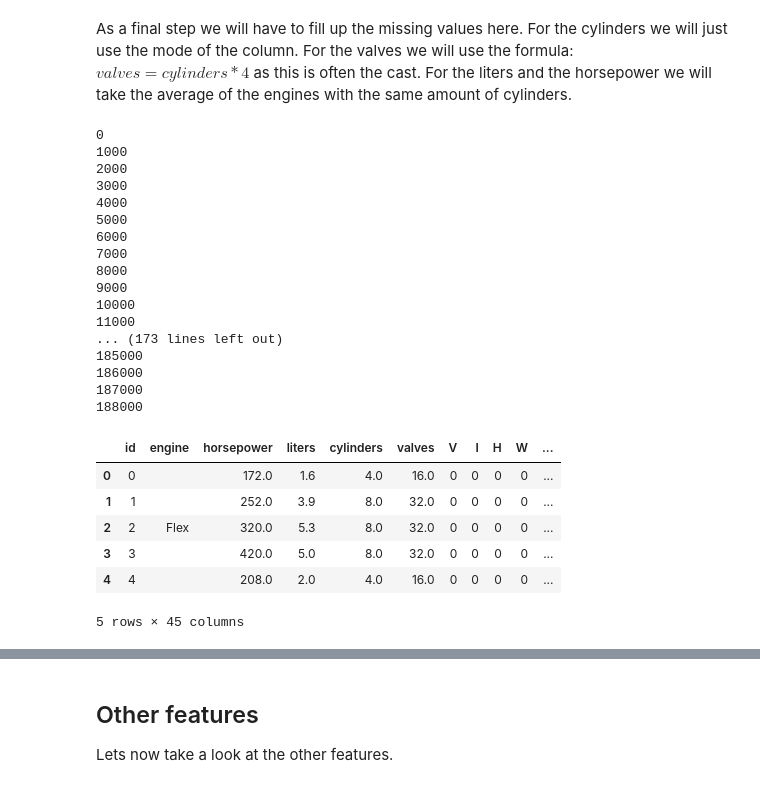
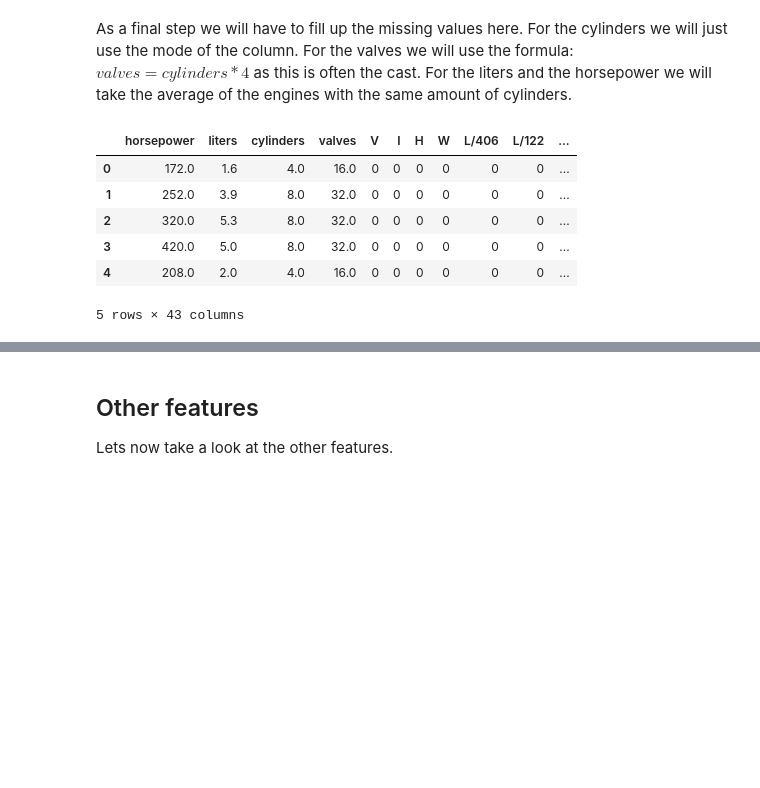
Before and after one commit to lamkilian/used_car_prices, a Jupyter notebook: data_analysis.ipynb, the cells around one changed output, grey strips where cells are left out. Saved outputs shown, nothing was run; the diff lists cells and outputs as text; code cells hidden in the pictures; blank space fills up the shorter version.

```diff
--- a/data_analysis.ipynb
+++ b/data_analysis.ipynb
@@ -464,44 +464,28 @@ As a final step we will have to fill up the missing values here. For the cylinde
 # %%
 # This cell takes quite a long time to run
 
 data_engine['cylinders'] = [val if not pd.isna(val) else data_engine['cylinders'].mode()[0] for val in data_engine['cylinders']]
 
 data_engine['valves'] = [val if not pd.isna(val) else 4* data_engine.loc[ind, 'cylinders'] for ind, val in enumerate(data_engine['valves'])]
 
 for ind, val in enumerate(data_engine['liters']):
     if pd.isna(val):
         data_engine.loc[ind, 'liters'] = data_engine[data_engine['cylinders'] == data_engine.loc[ind, 'cylinders']]['liters'].mean()
 
 for ind, val in enumerate(data_engine['horsepower']):
     if val == 0:
         data_engine.loc[ind, 'horsepower'] = data_engine[data_engine['cylinders'] == data_engine.loc[ind, 'cylinders']]['horsepower'].mean()
 
+data_engine.drop(['id', 'engine'], axis=1, inplace=True)
 data_engine.head()
 # %% [output]
+|  | horsepower | liters | cylinders | valves | V | I | H | W | L/406 | L/122 | ... |
+| 0 | 172.0 | 1.6 | 4.0 | 16.0 | 0 | 0 | 0 | 0 | 0 | 0 | ... |
+| 1 | 252.0 | 3.9 | 8.0 | 32.0 | 0 | 0 | 0 | 0 | 0 | 0 | ... |
+| 2 | 320.0 | 5.3 | 8.0 | 32.0 | 0 | 0 | 0 | 0 | 0 | 0 | ... |
+| 3 | 420.0 | 5.0 | 8.0 | 32.0 | 0 | 0 | 0 | 0 | 0 | 0 | ... |
+| 4 | 208.0 | 2.0 | 4.0 | 16.0 | 0 | 0 | 0 | 0 | 0 | 0 | ... |
-0
-1000
-2000
-3000
-4000
-5000
-6000
-7000
-8000
-9000
-10000
-11000
-... (173 lines left out)
-185000
-186000
-187000
-188000
+5 rows × 43 columns
-|  | id | engine | horsepower | liters | cylinders | valves | V | I | H | W | ... |
-| 0 | 0 |  | 172.0 | 1.6 | 4.0 | 16.0 | 0 | 0 | 0 | 0 | ... |
-| 1 | 1 |  | 252.0 | 3.9 | 8.0 | 32.0 | 0 | 0 | 0 | 0 | ... |
-| 2 | 2 | Flex | 320.0 | 5.3 | 8.0 | 32.0 | 0 | 0 | 0 | 0 | ... |
-| 3 | 3 |  | 420.0 | 5.0 | 8.0 | 32.0 | 0 | 0 | 0 | 0 | ... |
-| 4 | 4 |  | 208.0 | 2.0 | 4.0 | 16.0 | 0 | 0 | 0 | 0 | ... |
-5 rows × 45 columns
 # %%
 data_engine.head(50)
 # %% [output]
```
Also changed, not shown: parts of 28 cells of this notebook.
